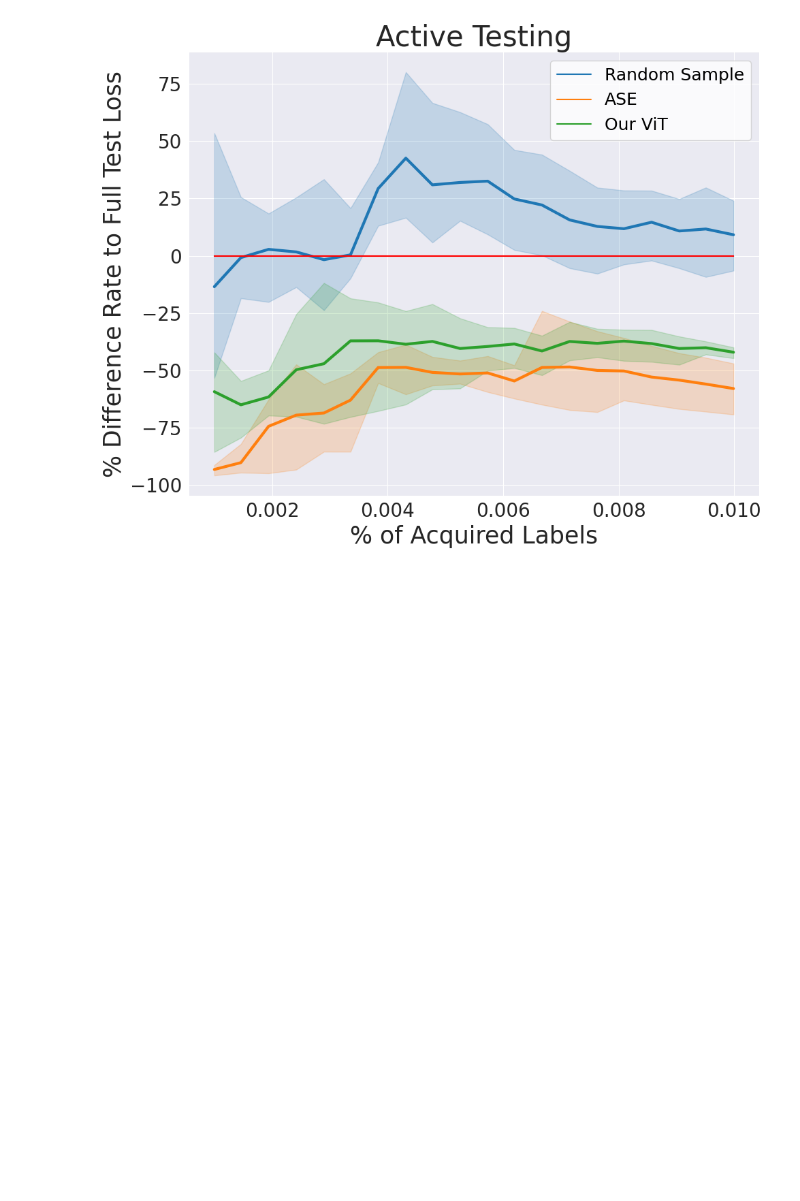
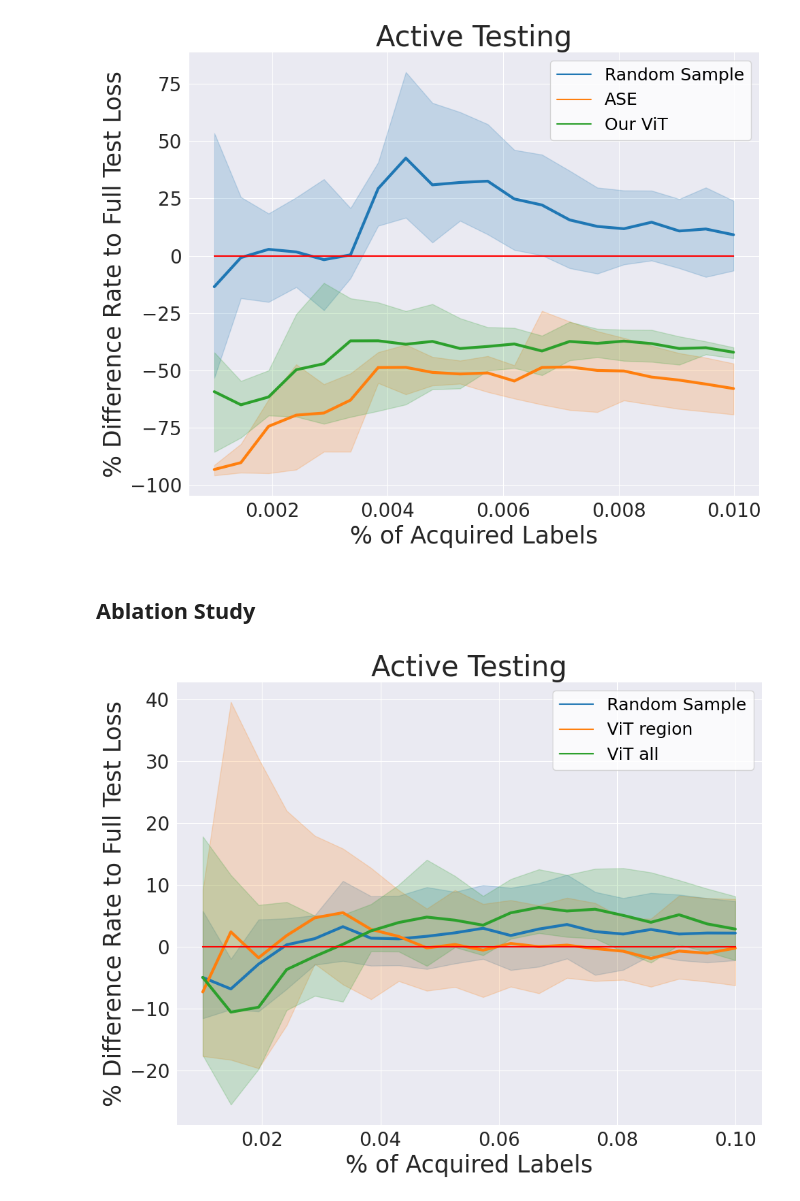
Before and after one commit to susanbao/pytorch-segmentation, a Jupyter notebook: active_testing_figure_simple.ipynb, the cells around one changed output. Cells and saved outputs as stored; diff of their text form; code cells hidden in the pictures; blank space fills up the shorter version.

Commit message:
ablation study

```diff
--- a/active_testing_figure_simple.ipynb
+++ b/active_testing_figure_simple.ipynb
@@ -192,3 +192,20 @@ results =  results.append(add_entries(result_json_path + "ViT_output_train_ordin
 plot_all_diff_precentage_figure(results, test_whole_data, sample_size_threshold, "loss", x_label_name = "% of Acquired Labels")
 # %% [output]
 [figure]
+# %% [markdown]
+## Ablation Study
+# %%
+# 16x16,whether to train image and region 16x16 together
+method_dict = {"random sample": "Random Sample", "ViT all": "ViT all", "ViT region": "ViT region"}
+model_dataset = "UNet_VOC"
+base_path = f"./pro_data/{model_dataset}/val/"
+sample_size_threshold = np_read(base_path + "region_16_16_true_losses.npy").shape[0]
+result_json_path = f"./results/{model_dataset}/region_16_16_active_testing/"
+true_loss_estimation_path = result_json_path + "None.json"
+test_whole_data = read_baseline_data(true_loss_estimation_path)
+results = add_entries(result_json_path + "random_sample_3_runs.json")
+results =  results.append(add_entries(result_json_path + "ViT_range_region_runs_10000.json"),ignore_index=True)
+results =  results.append(add_entries(result_json_path + "ViT_range_all_runs_10000.json"),ignore_index=True)
+plot_all_diff_precentage_figure(results, test_whole_data, sample_size_threshold, "loss", x_label_name = "% of Acquired Labels")
+# %% [output]
+[figure, added]
```
Also changed, not shown: parts of 3 cells of this notebook, 3 other files.
